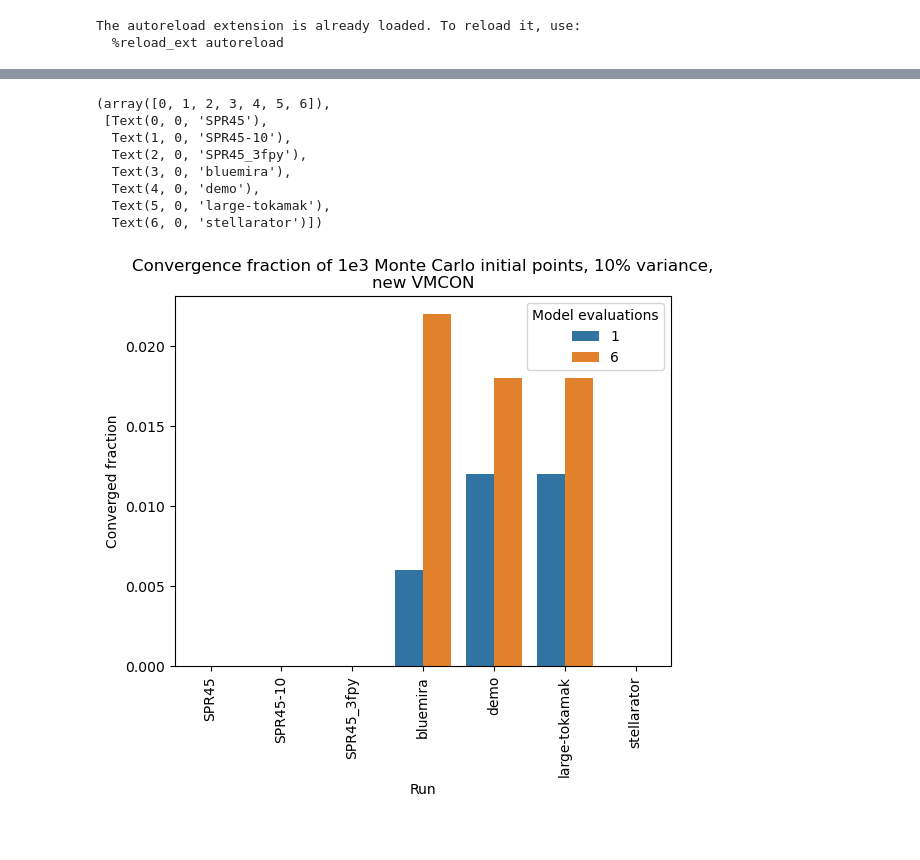
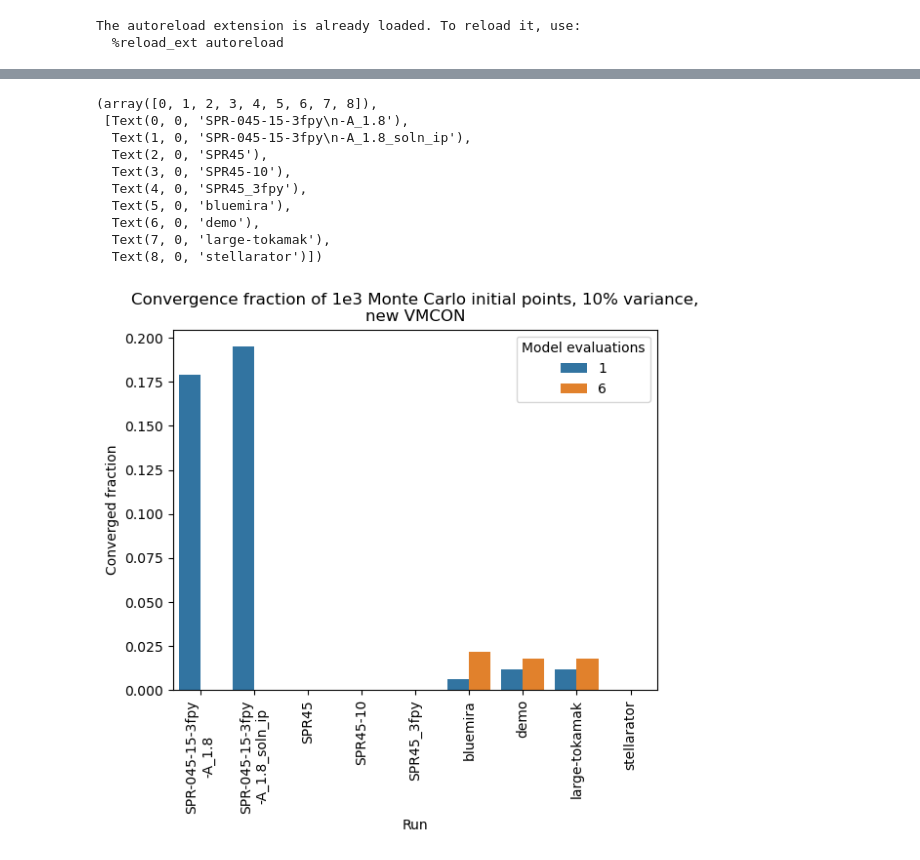
Before and after one commit to jonmaddock/notebooks, a Jupyter notebook: process_multiple_evaluations_convergence/multi_evals_convergence.ipynb, the cells around one changed output, grey strips where cells are left out. Drawn from its saved outputs; the diff is of its cells as text; code cells hidden in the pictures; blank space fills up the shorter version.

Commit message:
Update multi-evals convergence data

```diff
--- a/process_multiple_evaluations_convergence/multi_evals_convergence.ipynb
+++ b/process_multiple_evaluations_convergence/multi_evals_convergence.ipynb
@@ -55,18 +90,37 @@ df
 # %%
 fig, ax = plt.subplots()
-sns.barplot(x="run", y="converged_frac", data=df.sort_values("run"), ci=None, hue="evals", ax=ax)
+ax = sns.barplot(
+    x="run", y="converged_frac", data=df.sort_values("run"), ci=None, hue="evals", ax=ax
+)
 ax.set_xlabel("Run")
 ax.set_ylabel("Converged fraction")
-ax.set_title("Convergence fraction of 1e3 Monte Carlo initial points, 10% variance,\nnew VMCON")
+ax.set_title(
+    "Convergence fraction of 1e3 Monte Carlo initial points, 10% variance,\nnew VMCON"
+)
 ax.legend(title="Model evaluations")
 plt.xticks(rotation=90)
+
+# # Iterating over the bars one-by-one
+# for bar in ax.patches:
+#     label = bar.get_label()
+#     ax.annotate(
+#         format(bar.get_height(), ".2f"),
+#         (bar.get_x() + bar.get_width() / 2, bar.get_height()),
+#         ha="left",
+#         va="center",
+#         size=12,
+#         xytext=(0, 8),
+#         textcoords="offset points",
+#     )
 # %% [output]
-(array([0, 1, 2, 3, 4, 5, 6]),
- [Text(0, 0, 'SPR45'),
-  Text(1, 0, 'SPR45-10'),
-  Text(2, 0, 'SPR45_3fpy'),
-  Text(3, 0, 'bluemira'),
-  Text(4, 0, 'demo'),
-  Text(5, 0, 'large-tokamak'),
-  Text(6, 0, 'stellarator')])
+(array([0, 1, 2, 3, 4, 5, 6, 7, 8]),
+ [Text(0, 0, 'SPR-045-15-3fpy\n-A_1.8'),
+  Text(1, 0, 'SPR-045-15-3fpy\n-A_1.8_soln_ip'),
+  Text(2, 0, 'SPR45'),
+  Text(3, 0, 'SPR45-10'),
+  Text(4, 0, 'SPR45_3fpy'),
+  Text(5, 0, 'bluemira'),
+  Text(6, 0, 'demo'),
+  Text(7, 0, 'large-tokamak'),
+  Text(8, 0, 'stellarator')])
-[figure, old version]
+[figure, new version]
```
Also changed, not shown: parts of 1 cell of this notebook.
